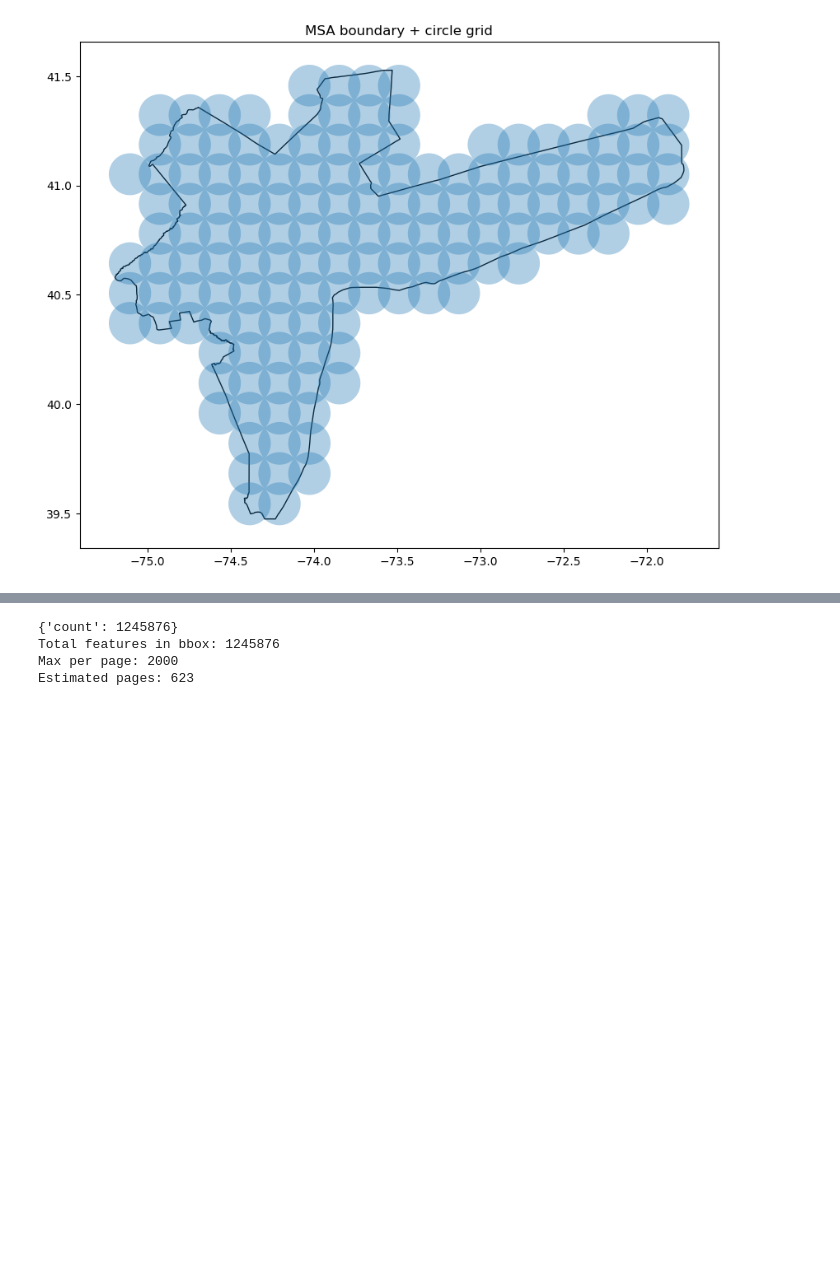
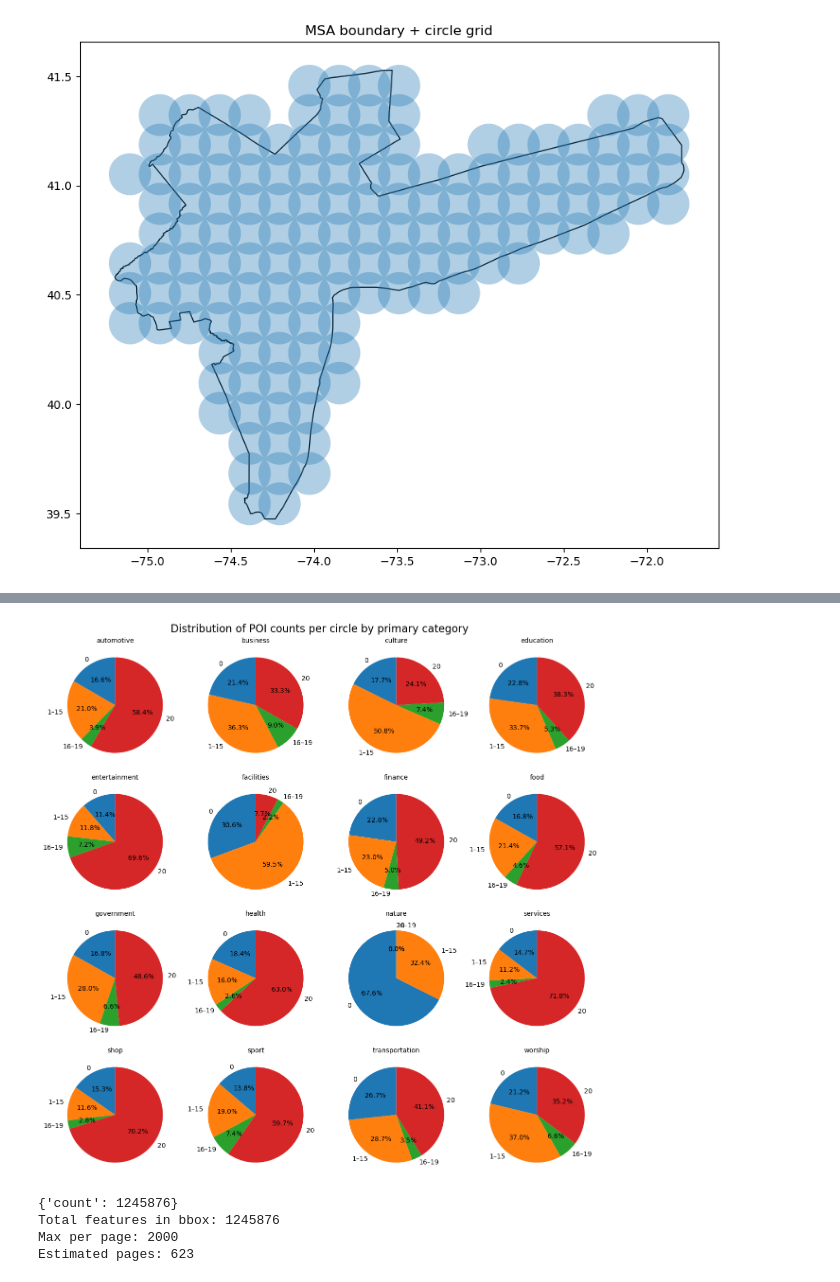
Before and after one commit to HOUPU1993/POI-study, a Jupyter notebook: POI_study.ipynb, the cells around one changed output, grey strips where cells are left out. Saved outputs shown, nothing was run; the diff lists cells and outputs as text; code cells hidden in the pictures; blank space fills up the shorter version.

```diff
--- a/POI_study.ipynb
+++ b/POI_study.ipynb
@@ -2959,0 +4229,11 @@ plt.show()
+# %%
+import pandas as pd
+
+# 每个 (primary_cat, circle_id) 对应的 POI 数
+cat_circle_counts = (
+    google_placescat_5000
+    .groupby(["primary_cat", "circle_id"])
+    .size()
+    .reset_index(name="n")
+)
+cat_circle_counts
@@ -2960,3 +4294,31 @@ plt.show()
+# %%
+import matplotlib.pyplot as plt
+
+cols = ['per_0', 'per_1_15', 'per_15_19', 'per_20']
+labels = ['0', '1–15', '16–19', '20']
+
+fig, axes = plt.subplots(4, 4, figsize=(12, 12))
+axes = axes.flatten()
+
+for ax, (cat, row) in zip(axes, summary[cols].iterrows()):
+    ax.pie(
+        row.values,
+        labels=labels,
+        autopct='%.1f%%',
+        startangle=90
+    )
+    ax.set_title(cat, fontsize=10)
+    ax.axis('equal')
+
+# 如果 category 少于 16，关掉多余子图
+for ax in axes[len(summary):]:
+    ax.axis('off')
+
+plt.suptitle("Distribution of POI counts per circle by primary category", fontsize=16)
+plt.tight_layout()
+plt.show()
+# %% [output]
+[figure, added]
 # %%
 import requests
 import math
```
Also changed, not shown: parts of 44 cells of this notebook.
